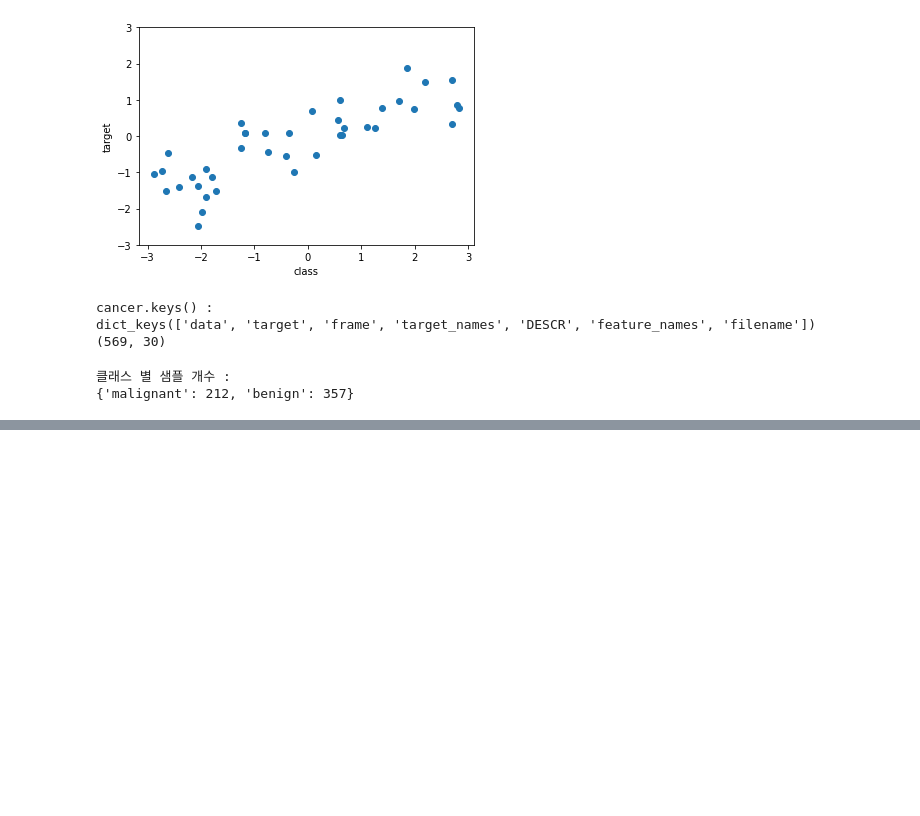
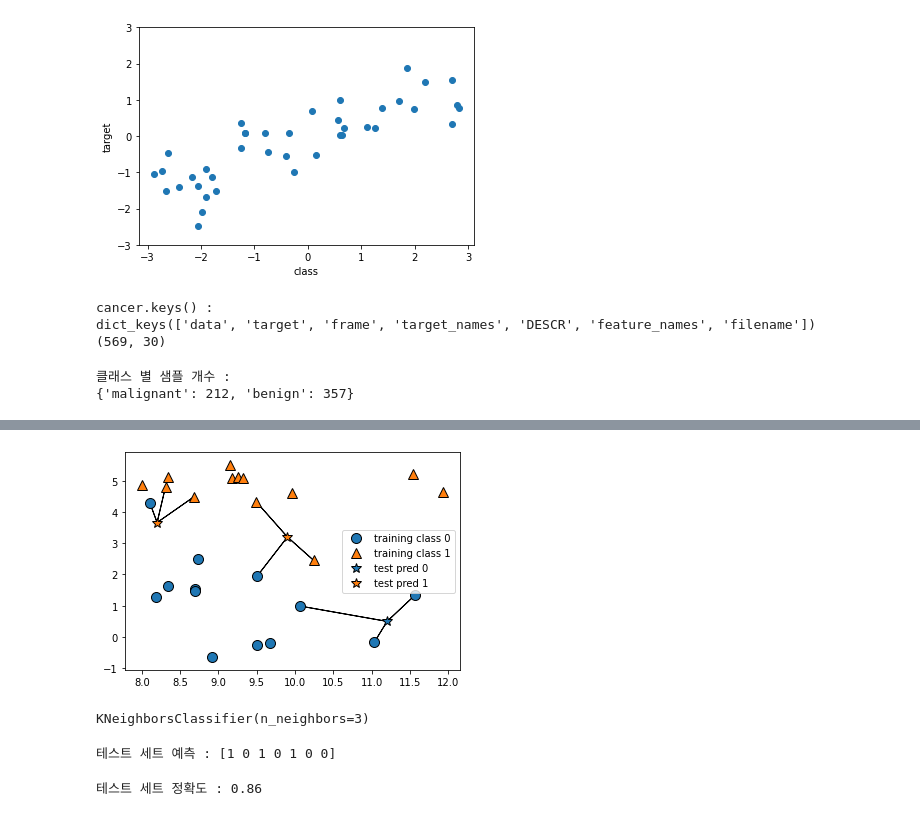
Before and after one commit to Sharknia/MLPractice_sklearn, a Jupyter notebook: Chapter2.ipynb, the cells around one changed output, grey strips where cells are left out. Saved outputs shown, nothing was run; the diff lists cells and outputs as text; code cells hidden in the pictures; blank space fills up the shorter version.

```diff
--- a/Chapter2.ipynb
+++ b/Chapter2.ipynb
@@ -39,0 +81,5 @@ print("클래스 별 샘플 개수 : \n{}".format({n:v for n, v in zip(cancer.ta
+# %%
+#forge 데이터셋에 대한 3-최근접 이웃 모델의 예측
+mglearn.plots.plot_knn_classification(n_neighbors=3)
+# %% [output]
+[figure, added]
@@ -39,0 +97,15 @@ print("클래스 별 샘플 개수 : \n{}".format({n:v for n, v in zip(cancer.ta
+# %%
+#훈련세트를 이용하여 분류 모델을 학습시킴. KNeighborsClassifier의 경우 학습은 예측할 때 이웃을 찾을 수 있도록 데이터를 저장하는 것
+clf.fit(X_train, y_train)
+# %% [output]
+KNeighborsClassifier(n_neighbors=3)
+# %%
+#테스트 데이터에 대해 predict 메서드를 호출해서 예측. 테스트 세트의 각 데이터 포인트에 대해 훈련 세트에서 가장 가까운 이웃을 계산한 다음 가장 많은 클래스를 찾는다.
+print("테스트 세트 예측 : {}".format(clf.predict(X_test)))
+# %% [output]
+테스트 세트 예측 : [1 0 1 0 1 0 0]
+# %%
+#모델이 얼마나 잘 일반화 되었는지 평가하기 위해 score 메서드에 테스트 데이터와 테스트 레이블을 넣어서 호출
+print("테스트 세트 정확도 : {:.2f}".format(clf.score(X_test, y_test)))
+# %% [output]
+테스트 세트 정확도 : 0.86
```
Also changed, not shown: parts of 24 cells of this notebook, 1 other file.
